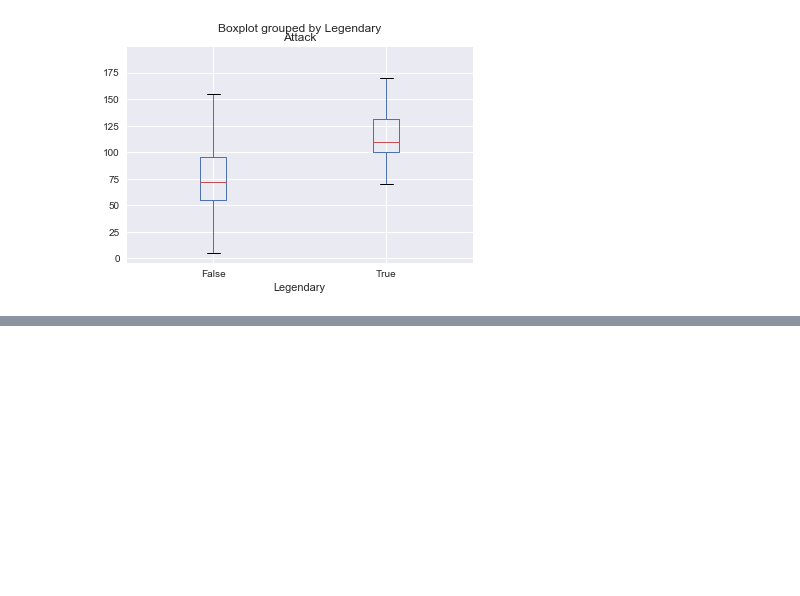
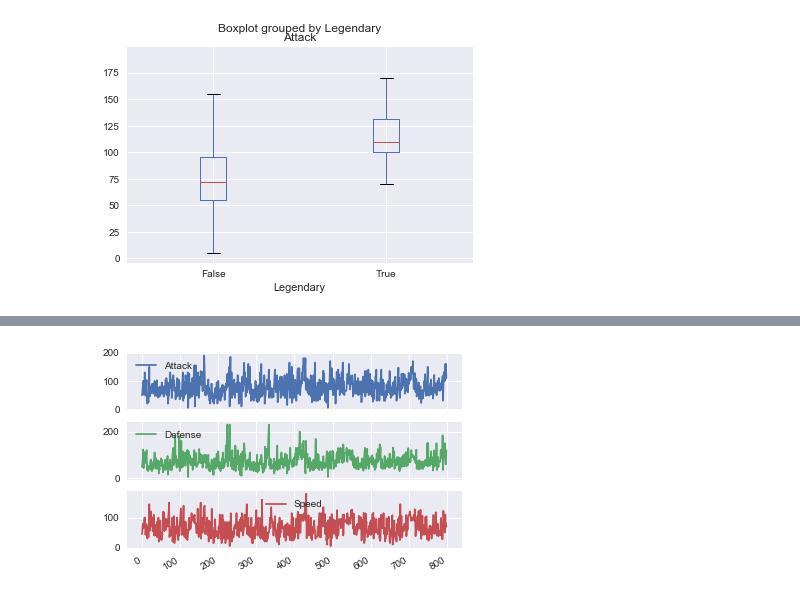
Before and after one commit to TakanoriHasebe/kaggle, a Jupyter notebook: DataVisualization/pokemon/pokemon-data-visualization.ipynb, the cells around one changed output, grey strips where cells are left out. Cells and saved outputs as stored; diff of their text form; code cells hidden in the pictures; blank space fills up the shorter version.

```diff
--- a/DataVisualization/pokemon/pokemon-data-visualization.ipynb
+++ b/DataVisualization/pokemon/pokemon-data-visualization.ipynb
@@ -210,0 +286,5 @@ data.boxplot(column='Attack', by='Legendary')
+# %%
+data1.plot(subplots=True)
+plt.show()
+# %% [output]
+[figure, added]
```
Also changed, not shown: parts of 17 cells of this notebook.
